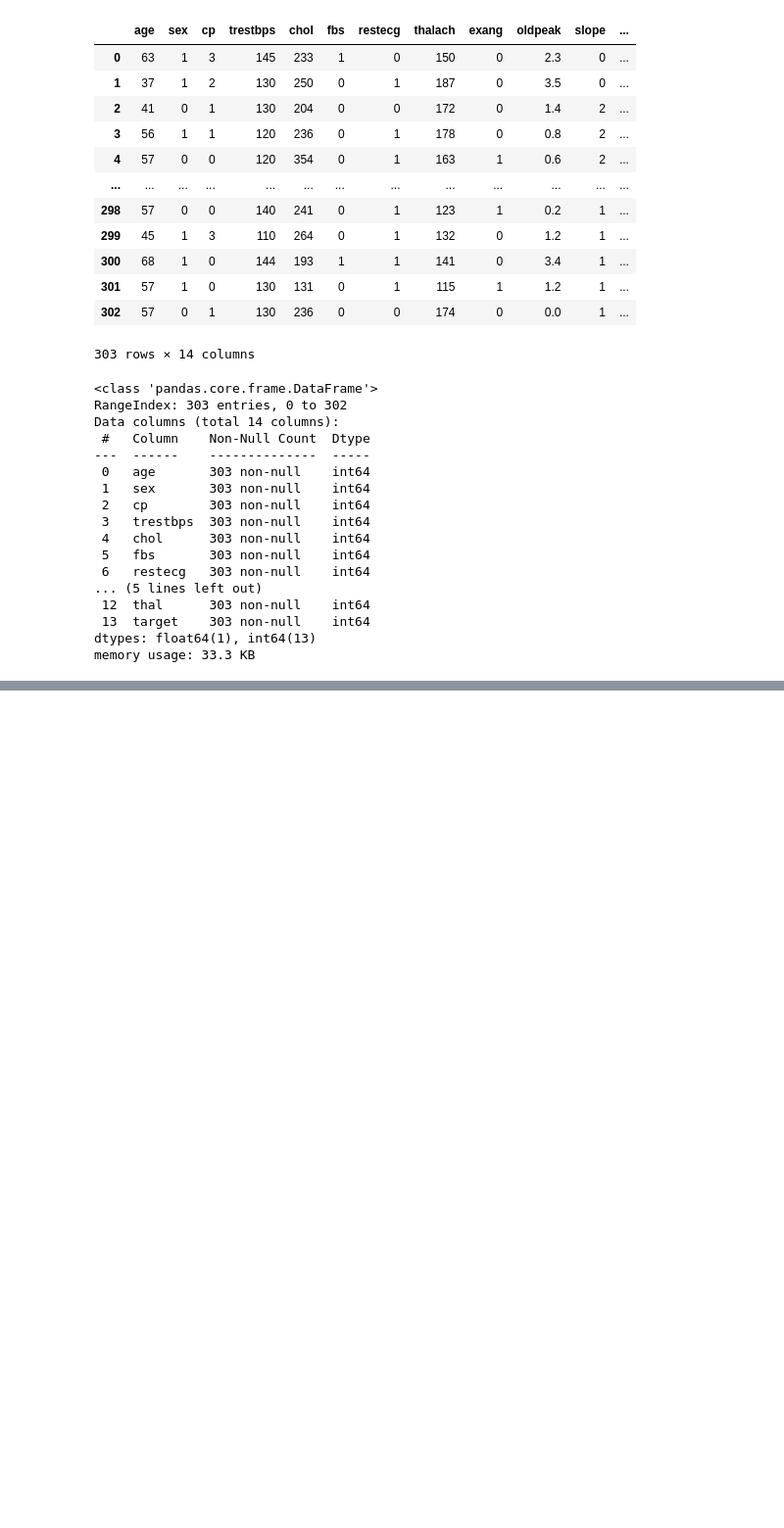
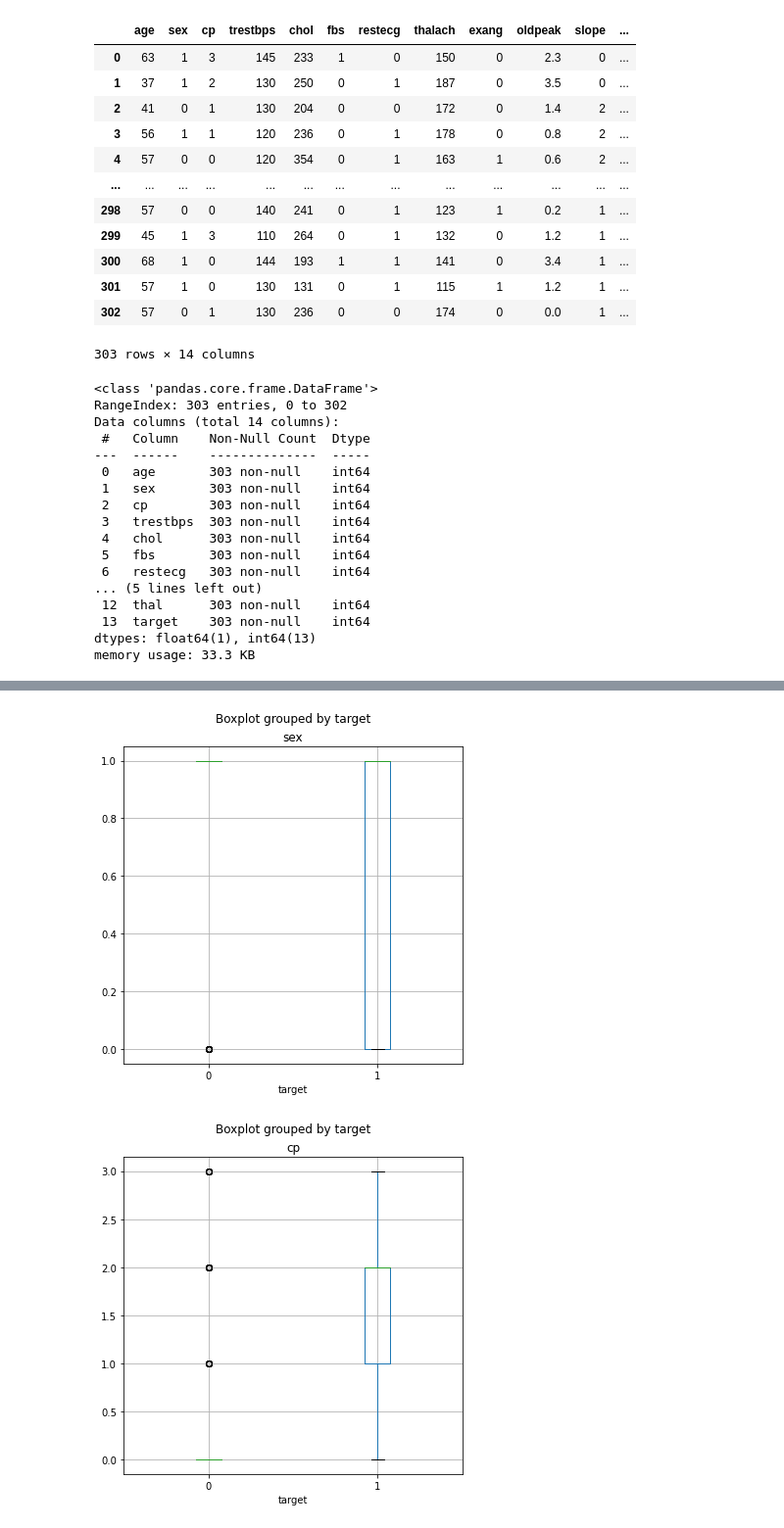
Before and after one commit to Keltings/ADS-Assignment-9, a Jupyter notebook: Heart Analysis.ipynb, the cells around one changed output, grey strips where cells are left out. Shown: that part at 98% size. Cells and saved outputs as stored; diff of their text form; code cells hidden in the pictures; blank space fills up the shorter version.

```diff
--- a/Heart Analysis.ipynb
+++ b/Heart Analysis.ipynb
@@ -85,3 +127,22 @@ sns.boxplot(data = con_df)
 # %%
-sns.boxplot(data = con_df.oldpeak)
+from sklearn.preprocessing import LabelEncoder, LabelBinarizer
+
+le = LabelEncoder()
+
+df1['age_binned'] = pd.qcut(df1.age, q=[0, .25, .50, .75, 1])
+df1['thalach_binned'] = pd.qcut(df1.thalach, q=[0, .25, .50, .75, 1])
+df1['chol_binned'] = pd.qcut(df1.chol, q=[0, .25, .50, .75, 1])
+df1['trestbps_binned'] = pd.qcut(df1.trestbps, q=[0, .25, .50, .75, 1])
+
+df1.drop(columns=['age', 'thalach', 'chol', 'trestbps'], inplace=True)
+#apply labelencoder
+
+df1['age'] = le.fit_transform(df1['age_binned'])
+df1['thalach'] = le.fit_transform(df1['thalach_binned'])
+df1['chol'] = le.fit_transform(df1['chol_binned'])
+df1['trestbps'] = le.fit_transform(df1['trestbps_binned'])
+
+df1.drop(columns=['age_binned','thalach_binned', 'chol_binned', 'trestbps_binned'],inplace=True)
+
+df1
 # %% [output]
@@ -114,0 +196,6 @@ def remove_outliers(col):
+# %%
+#the target column should come last
+df1 = df1[['sex', 'cp', 'fbs', 'restecg',
+           'exang', 'oldpeak', 'slope',
+           'ca', 'thal', 'age', 'thalach', 'chol', 'trestbps', 'target']]
+df1
@@ -114,0 +250,13 @@ def remove_outliers(col):
+# %%
+## Separating features from the labels using the most appropriate techniques
+features = ['sex', 'cp', 'fbs', 'restecg', 'exang', 'slope', 'ca', 'thal', 'age', 'thalach', 'chol', 'trestbps']
+label = ['target']
+X, y = df1[features].values, df1[label].values
+# %%
+for col in features:
+    df1.boxplot(column=col, by='target', figsize=(6,6))
+    plt.title(col)
+plt.show()
+# %% [output]
+[figure, added]
+[figure, added]
```
Also changed, not shown: parts of 18 cells of this notebook.
